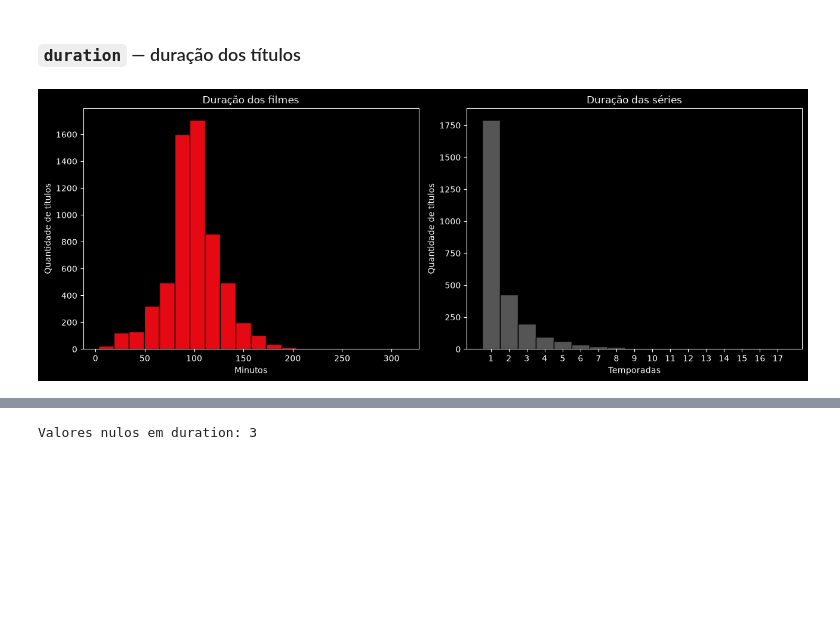
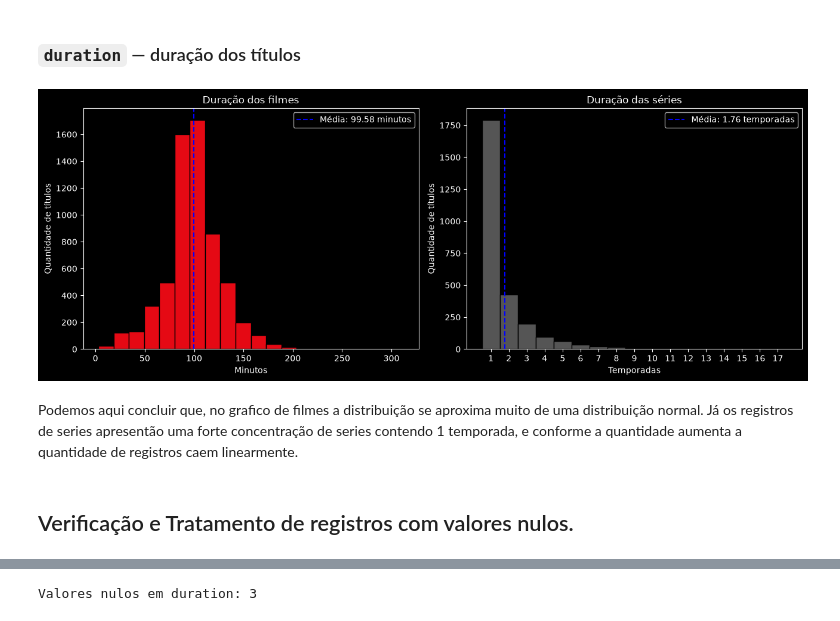
Before and after one commit to peottaig/analise-dados-netflix, a Jupyter notebook: guia.ipynb, the cells around one changed output, grey strips where cells are left out. Cells and saved outputs as stored; diff of their text form; code cells hidden in the pictures; blank space fills up the shorter version.

```diff
--- a/guia.ipynb
+++ b/guia.ipynb
@@ -264,28 +274,52 @@ Avaliando as metricas executadas acima podemos visualizar claramente a assimetri
 # %%
 duracao_numerica = pd.to_numeric(
     base["duration"].str.extract(r"(\d+)")[0],
     errors="coerce"
 )
 
 duracao_por_tipo = (
     base.assign(duracao_numerica=duracao_numerica)
     .groupby("type")["duracao_numerica"]
 )
 
 filmes = duracao_por_tipo.get_group("Movie").dropna()
 series = duracao_por_tipo.get_group("TV Show").dropna()
 
 fig, axes = plt.subplots(1, 2, figsize=(13, 5))
 
 axes[0].hist(filmes, bins=20, edgecolor="black", color="#E50914")
 axes[0].set(title="Duração dos filmes", xlabel="Minutos", ylabel="Quantidade de títulos")
 
 bins_temporadas = np.arange(0.5, series.max() + 1.5, 1)
 axes[1].hist(series, bins=bins_temporadas, edgecolor="black", color="#555555")
 axes[1].set(title="Duração das séries", xlabel="Temporadas", ylabel="Quantidade de títulos")
 axes[1].set_xticks(range(1, int(series.max()) + 1))
 
+media_filmes = filmes.mean()
+media_series = series.mean()
+
+axes[0].axvline(
+    media_filmes,
+    color="blue",
+    linestyle="--",
+    label=f"Média: {media_filmes:.2f} minutos"
+)
+
+axes[1].axvline(
+    media_series,
+    color="blue",
+    linestyle="--",
+    label=f"Média: {media_series:.2f} temporadas"
+)
+
+axes[0].legend()
+axes[1].legend()
+
 plt.tight_layout()
 plt.show()
 # %% [output]
-[figure, old version]
+[figure, new version]
+# %% [markdown]
+Podemos aqui concluir que, no grafico de filmes a distribuição se aproxima muito de uma distribuição normal. Já os registros de series apresentão uma forte concentração de series contendo 1 temporada, e conforme a quantidade aumenta a quantidade de registros caem linearmente.
+# %% [markdown]
+## Verificação e Tratamento de registros com valores nulos.
```
Also changed, not shown: parts of 12 cells of this notebook.
